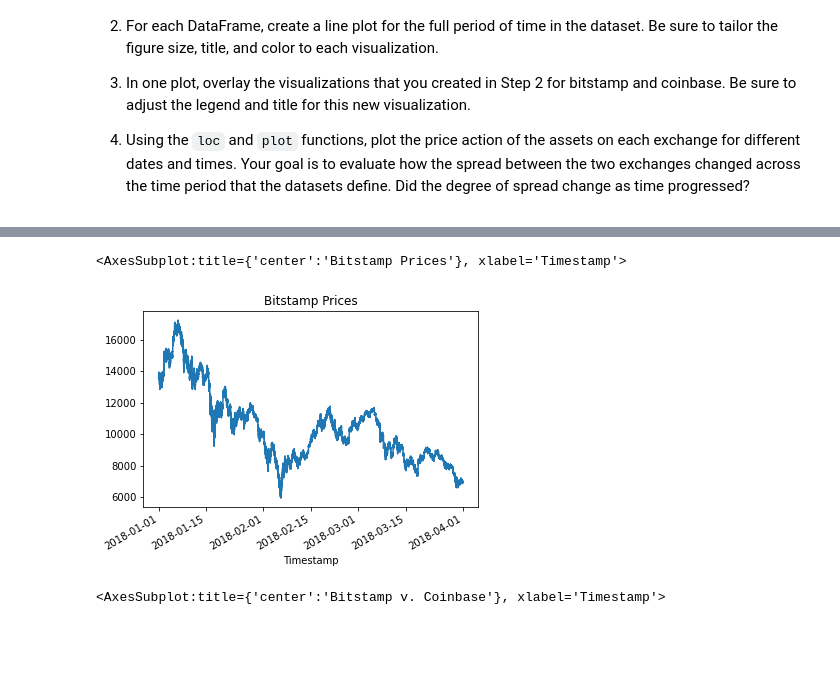
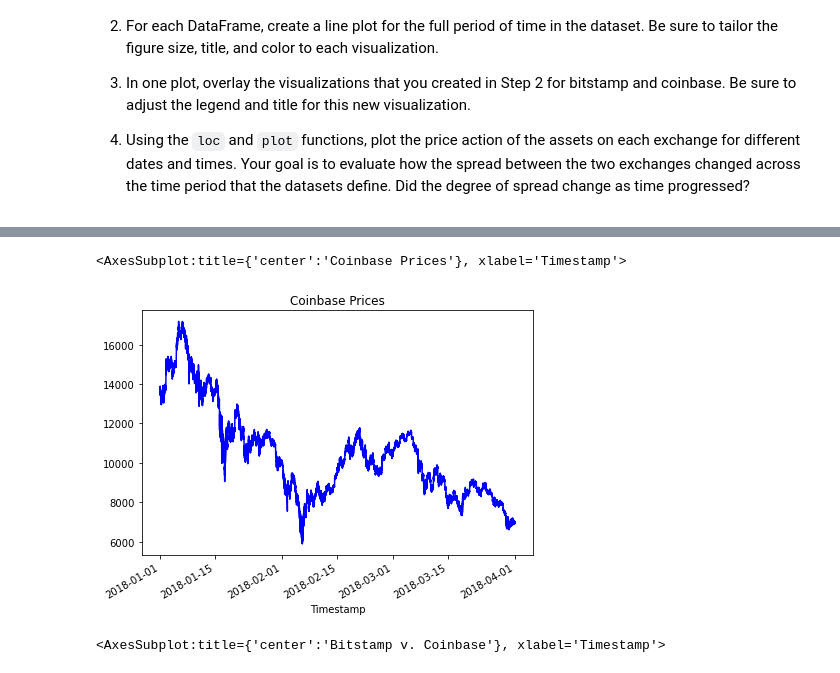
Before and after one commit to galiyaKhusniyarova/Module3Challenge, a Jupyter notebook: crypto_arbitrage.ipynb, the cells around one changed output, grey strips where cells are left out. Saved outputs shown, nothing was run; the diff lists cells and outputs as text; code cells hidden in the pictures; blank space fills up the shorter version.

Commit message:
analyzing the data (step 1-3)

```diff
--- a/crypto_arbitrage.ipynb
+++ b/crypto_arbitrage.ipynb
@@ -120,8 +118,11 @@ bitstamp = bitstamp.drop_duplicates()
 # %%
 # Repeat Steps 1–4 for the coinbase DataFrame
 
-coinbase = bitstamp.dropna()
+coinbase = coinbase.dropna()
 print(coinbase.isnull().sum())
+
+#Converting float data type in column "Close" to string, because we need to remove the $sign
+coinbase.loc[:, "Close"] = coinbase.loc[:, "Close"].astype("string")
 
 #Removing $sign symbol from data
 coinbase.loc[:, 'Close'] = coinbase.loc[:, 'Close'].str.replace('$', '')
@@ -169,7 +180,7 @@ bitstamp_sliced = # YOUR CODE HERE
 # %%
 # Use loc or iloc to select `Timestamp (the index)` and `Close` from coinbase DataFrame
-coinbase_sliced = # YOUR CODE HERE
+coinbase_sliced = coinbase.loc[:, "Close"]
 
 # Review the first five rows of the DataFrame
-# YOUR CODE HERE
+print(coinbase_sliced.head())
 # %% [output]
@@ -228,10 +239,10 @@ Sort through the time series data associated with the bitstamp and coinbase Data
 # %%
 # Create a line plot for the coinbase DataFrame for the full length of time in the dataset
 # Be sure that the figure size, title, and color are tailored to each visualization
-# YOUR CODE HERE
+coinbase_sliced.plot(figsize=(7,5), title = "Coinbase Prices", color = "blue")
 # %% [output]
-<AxesSubplot:title={'center':'Bitstamp Prices'}, xlabel='Timestamp'>
+<AxesSubplot:title={'center':'Coinbase Prices'}, xlabel='Timestamp'>
-[figure, old version]
+[figure, new version]
 # %%
 # Overlay the visualizations for the bitstamp and coinbase DataFrames in one plot
 # The plot should visualize the prices over the full lenth of the dataset
```
Also changed, not shown: parts of 31 cells of this notebook, 1 other file.
